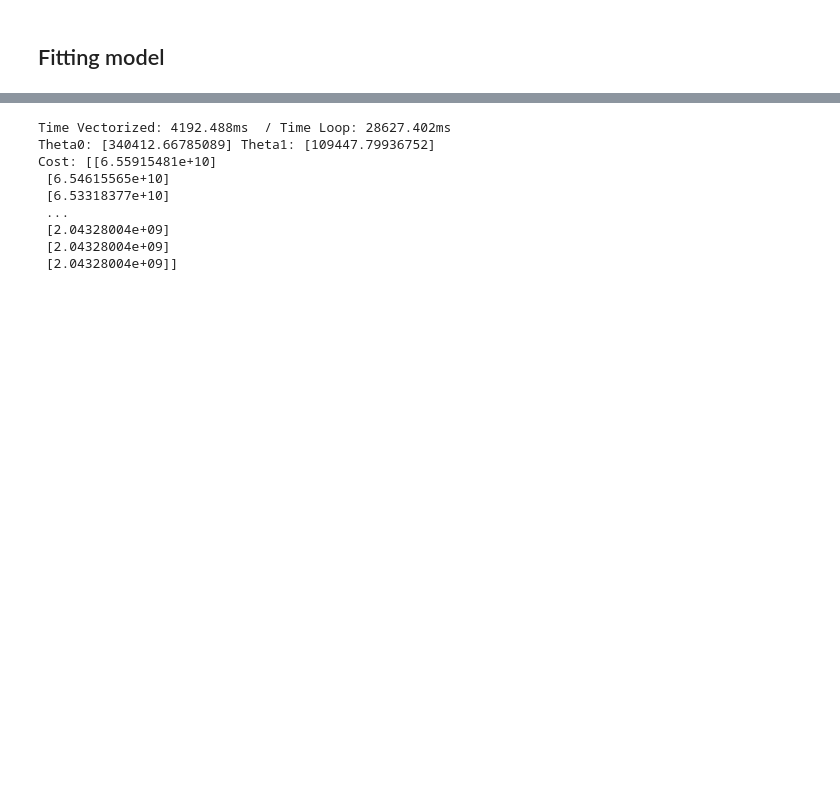
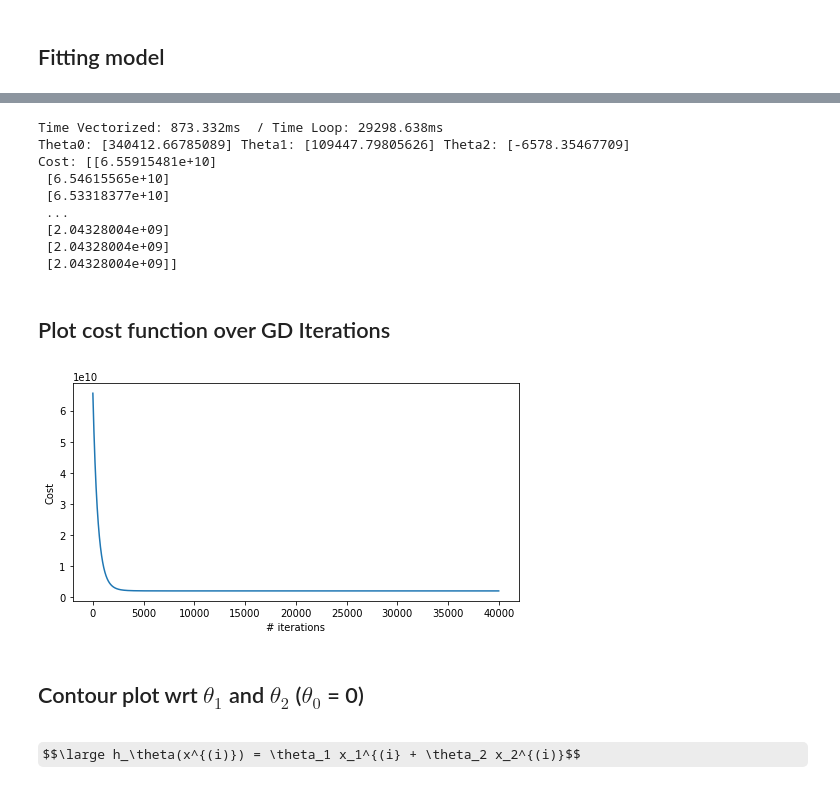
Before and after one commit to Zeruel92/hpc_exercices, a Jupyter notebook: MultivariateLinearRegression/MultivariateLinearRegression.ipynb, the cells around one changed output, grey strips where cells are left out. Saved outputs shown, nothing was run; the diff lists cells and outputs as text; code cells hidden in the pictures; some formulas as TeX source; blank space fills up the shorter version.

Commit message:
multivariate linear regression contour plot

```diff
--- a/MultivariateLinearRegression/MultivariateLinearRegression.ipynb
+++ b/MultivariateLinearRegression/MultivariateLinearRegression.ipynb
@@ -204,13 +204,13 @@ def gradientDescentVectorized(X, y, theta = np.zeros((X_scaled.shape[1],1)), alp
     #stdout.write("\n")
     return theta_gd,J,elapsed_time,theta_history
 # %%
-theta_vec,J_history_vec,etime_gd_vec, theta_history_vec = gradientDescentVectorized(X_scaled,y,alpha=0.001, n_iters=200000)
+theta_vec,J_history_vec,etime_gd_vec, theta_history_vec = gradientDescentVectorized(X_scaled,y,alpha=0.001, n_iters=40000, early=False, epsilon=0.00001)
 print("Time Vectorized: {}ms  / Time Loop: {}ms".format(etime_gd_vec,etime_gd_loop))
-print("Theta0: {} Theta1: {}".format(theta_vec[0],theta_vec[1]))
+print("Theta0: {} Theta1: {} Theta2: {}".format(theta_vec[0],theta_vec[1],theta_vec[2]))
 print("Cost: {}".format(J_history_vec))
 # %% [output]
-Time Vectorized: 4192.488ms  / Time Loop: 28627.402ms
-Theta0: [340412.66785089] Theta1: [109447.79936752]
+Time Vectorized: 873.332ms  / Time Loop: 29298.638ms
+Theta0: [340412.66785089] Theta1: [109447.79805626] Theta2: [-6578.35467709]
 Cost: [[6.55915481e+10]
  [6.54615565e+10]
  [6.53318377e+10]
@@ -218,3 +218,17 @@ Cost: [[6.55915481e+10]
  [2.04328004e+09]
  [2.04328004e+09]
  [2.04328004e+09]]
+# %% [markdown]
+## Plot cost function over GD Iterations
+# %%
+plt.figure(figsize=(8,4))
+plt.plot(np.arange(J_history_vec.shape[0]),J_history_vec)
+plt.xlabel("# iterations")
+plt.ylabel("Cost")
+plt.show()
+# %% [output]
+[figure, added]
+# %% [markdown]
+## Contour plot wrt $\theta_1$ and $\theta_2$ ($\theta_0$ = 0)
+# %% [markdown]
+$$\large h_\theta(x^{(i)}) = \theta_1 x_1^{(i} + \theta_2 x_2^{(i)}$$
```
Also changed, not shown: parts of 6 cells of this notebook.
